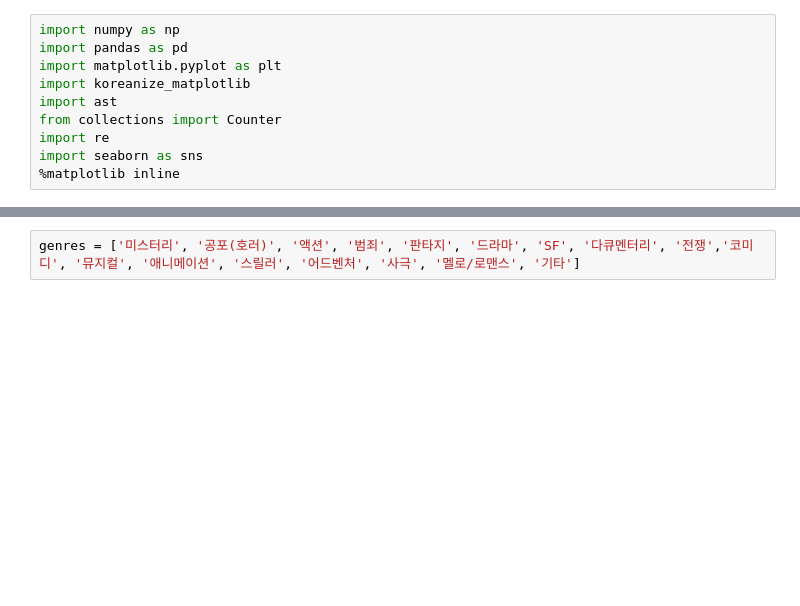
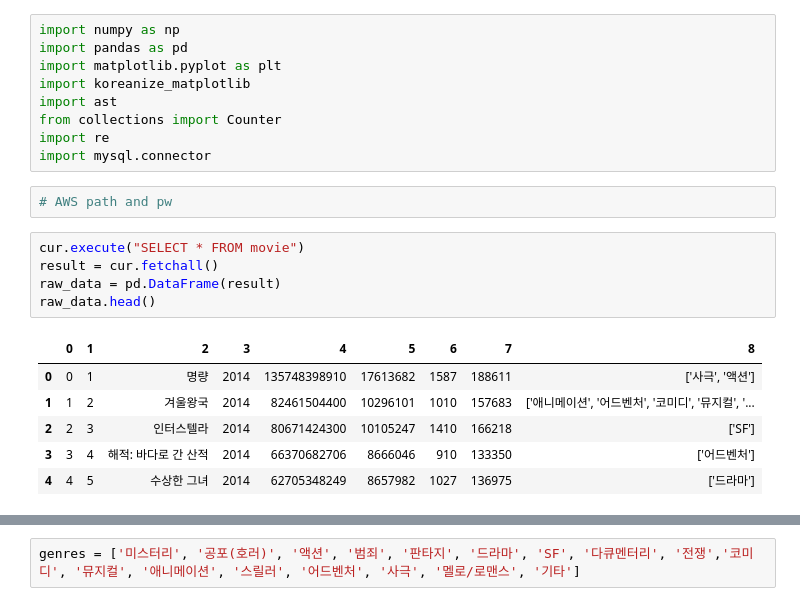
Before and after one commit to addinedu-ros-8th/eda-repo-1, a Jupyter notebook: src/ott_yearly_genre_analysis.ipynb, the cells around one changed output, grey strips where cells are left out. Drawn from its saved outputs; the diff is of its cells as text; blank space fills up the shorter version.

```diff
--- a/src/ott_yearly_genre_analysis.ipynb
+++ b/src/ott_yearly_genre_analysis.ipynb
@@ -6,5 +6,18 @@ import koreanize_matplotlib
 import ast
 from collections import Counter
 import re
-import seaborn as sns
-%matplotlib inline
+import mysql.connector
+# %%
+# AWS path and pw
+# %%
+cur.execute("SELECT * FROM movie")
+result = cur.fetchall()
+raw_data = pd.DataFrame(result)
+raw_data.head()
+# %% [output]
+|  | 0 | 1 | 2 | 3 | 4 | 5 | 6 | 7 | 8 |
+| 0 | 0 | 1 | 명량 | 2014 | 135748398910 | 17613682 | 1587 | 188611 | ['사극', '액션'] |
+| 1 | 1 | 2 | 겨울왕국 | 2014 | 82461504400 | 10296101 | 1010 | 157683 | ['애니메이션', '어드벤처', '코미디', '뮤지컬', '... |
+| 2 | 2 | 3 | 인터스텔라 | 2014 | 80671424300 | 10105247 | 1410 | 166218 | ['SF'] |
+| 3 | 3 | 4 | 해적: 바다로 간 산적 | 2014 | 66370682706 | 8666046 | 910 | 133350 | ['어드벤처'] |
+| 4 | 4 | 5 | 수상한 그녀 | 2014 | 62705348249 | 8657982 | 1027 | 136975 | ['드라마'] |
```
Also changed, not shown: parts of 28 cells of this notebook.
